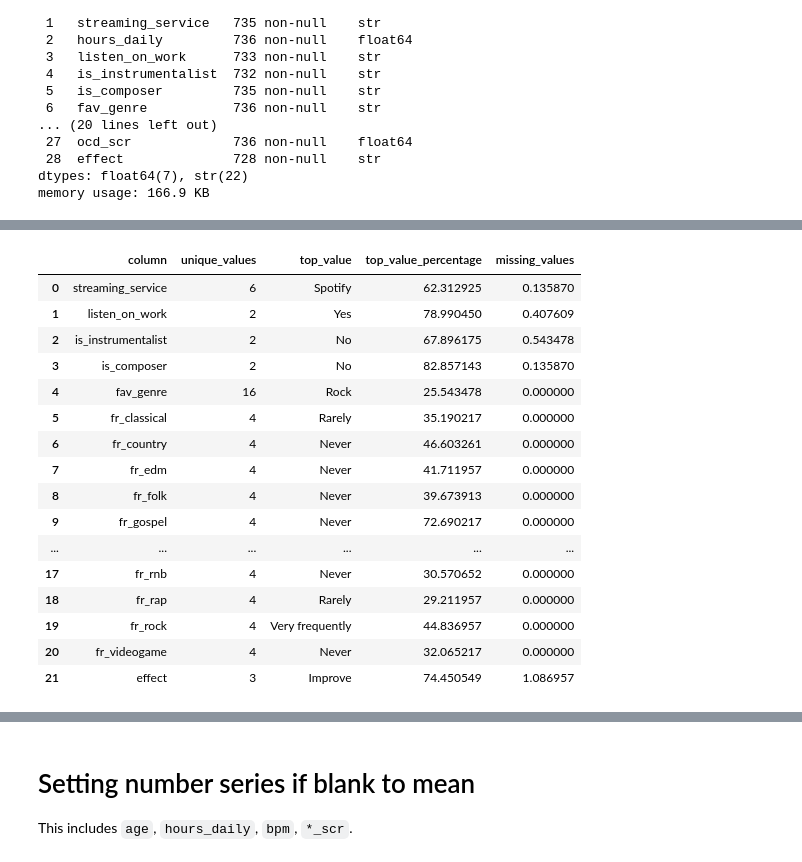
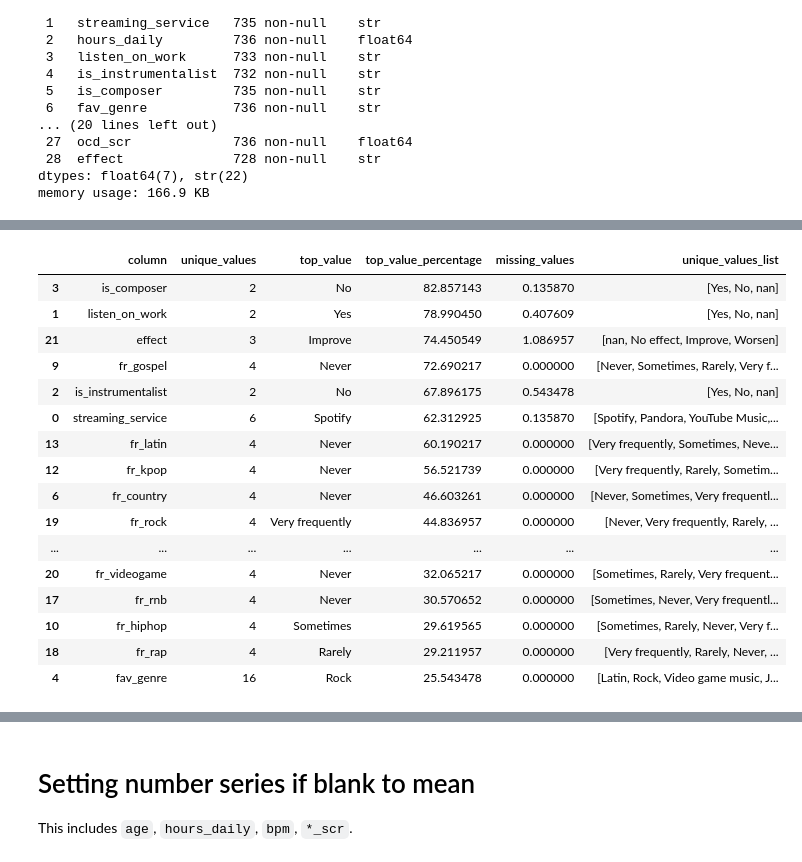
Before and after one commit to hem1t/music-mental, a Jupyter notebook: src/complete_documented_pipe.ipynb, the cells around one changed output, grey strips where cells are left out. Cells and saved outputs as stored; diff of their text form; code cells hidden in the pictures.

Commit message:
categorical sorted and unique shown

```diff
--- a/src/complete_documented_pipe.ipynb
+++ b/src/complete_documented_pipe.ipynb
@@ -131,33 +131,35 @@ stats_df
 # %%
 # Categorical columns
 cat_cols = df1.select_dtypes(include=['object']).columns
 stats = []
 for col in cat_cols:
     stats.append(OrderedDict({
         'column': col,
         'unique_values': df1[col].nunique(),
         'top_value': df1[col].mode()[0],
         'top_value_percentage': df1[col].value_counts(normalize=True).iloc[0] * 100,
         'missing_values': df1[col].isnull().sum()/df1.shape[0] * 100,
+        'unique_values_list': df1[col].unique()
     }))
 
-stats_df = pd.DataFrame(stats)
+pd.set_option('display.max_colwidth', None)
+stats_df = pd.DataFrame(stats).sort_values(by='top_value_percentage', ascending=False)
 stats_df
 # %% [output]
-|  | column | unique_values | top_value | top_value_percentage | missing_values |
-| 0 | streaming_service | 6 | Spotify | 62.312925 | 0.135870 |
-| 1 | listen_on_work | 2 | Yes | 78.990450 | 0.407609 |
-| 2 | is_instrumentalist | 2 | No | 67.896175 | 0.543478 |
-| 3 | is_composer | 2 | No | 82.857143 | 0.135870 |
-| 4 | fav_genre | 16 | Rock | 25.543478 | 0.000000 |
-| 5 | fr_classical | 4 | Rarely | 35.190217 | 0.000000 |
-| 6 | fr_country | 4 | Never | 46.603261 | 0.000000 |
-| 7 | fr_edm | 4 | Never | 41.711957 | 0.000000 |
-| 8 | fr_folk | 4 | Never | 39.673913 | 0.000000 |
-| 9 | fr_gospel | 4 | Never | 72.690217 | 0.000000 |
-| ... | ... | ... | ... | ... | ... |
-| 17 | fr_rnb | 4 | Never | 30.570652 | 0.000000 |
-| 18 | fr_rap | 4 | Rarely | 29.211957 | 0.000000 |
-| 19 | fr_rock | 4 | Very frequently | 44.836957 | 0.000000 |
-| 20 | fr_videogame | 4 | Never | 32.065217 | 0.000000 |
-| 21 | effect | 3 | Improve | 74.450549 | 1.086957 |
+|  | column | unique_values | top_value | top_value_percentage | missing_values | unique_values_list |
+| 3 | is_composer | 2 | No | 82.857143 | 0.135870 | [Yes, No, nan] |
+| 1 | listen_on_work | 2 | Yes | 78.990450 | 0.407609 | [Yes, No, nan] |
+| 21 | effect | 3 | Improve | 74.450549 | 1.086957 | [nan, No effect, Improve, Worsen] |
+| 9 | fr_gospel | 4 | Never | 72.690217 | 0.000000 | [Never, Sometimes, Rarely, Very f... |
+| 2 | is_instrumentalist | 2 | No | 67.896175 | 0.543478 | [Yes, No, nan] |
+| 0 | streaming_service | 6 | Spotify | 62.312925 | 0.135870 | [Spotify, Pandora, YouTube Music,... |
+| 13 | fr_latin | 4 | Never | 60.190217 | 0.000000 | [Very frequently, Sometimes, Neve... |
+| 12 | fr_kpop | 4 | Never | 56.521739 | 0.000000 | [Very frequently, Rarely, Sometim... |
+| 6 | fr_country | 4 | Never | 46.603261 | 0.000000 | [Never, Sometimes, Very frequentl... |
+| 19 | fr_rock | 4 | Very frequently | 44.836957 | 0.000000 | [Never, Very frequently, Rarely, ... |
+| ... | ... | ... | ... | ... | ... | ... |
+| 20 | fr_videogame | 4 | Never | 32.065217 | 0.000000 | [Sometimes, Rarely, Very frequent... |
+| 17 | fr_rnb | 4 | Never | 30.570652 | 0.000000 | [Sometimes, Never, Very frequentl... |
+| 10 | fr_hiphop | 4 | Sometimes | 29.619565 | 0.000000 | [Sometimes, Rarely, Never, Very f... |
+| 18 | fr_rap | 4 | Rarely | 29.211957 | 0.000000 | [Very frequently, Rarely, Never, ... |
+| 4 | fav_genre | 16 | Rock | 25.543478 | 0.000000 | [Latin, Rock, Video game music, J... |
```
Also changed, not shown: parts of 3 cells of this notebook.
